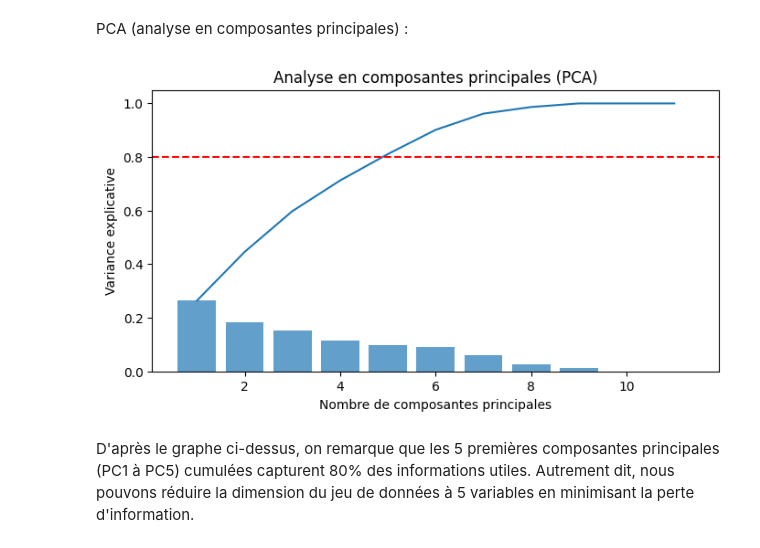
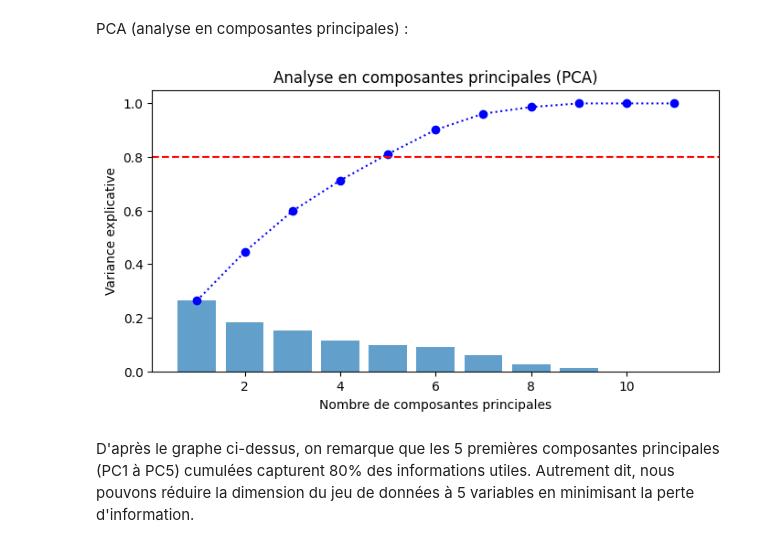
Before and after one commit to vbounmy/MiniProjetML, a Jupyter notebook: main.ipynb, the cells around one changed output. Drawn from its saved outputs; the diff is of its cells as text; code cells hidden in the pictures.

```diff
--- a/main.ipynb
+++ b/main.ipynb
@@ -147,20 +147,20 @@ Ici nous pouvons observer plusieurs corrélations positives entre différents ch
 PCA (analyse en composantes principales) :
 # %%
 pca_object = PCA()
-principal_components = pca_object.fit_transform(normalized_problem)
+principal_components_problem = pca_object.fit_transform(normalized_problem)
 
 explained_variance = pca_object.explained_variance_ratio_
 cumulative_variance = numpy.cumsum(explained_variance)
 
 plt.figure(figsize=(8,4))
 plt.bar(range(1, len(explained_variance) + 1), explained_variance, alpha=0.7, label='explained_variance')
-plt.plot(range(1, len(cumulative_variance) +1), cumulative_variance, label='cumulative_variance')
+plt.plot(range(1, len(cumulative_variance) +1), cumulative_variance, "bo:", label='cumulative_variance')
 plt.axhline(y=0.8, color="red", linestyle="--", label="80% d'information utile")
 plt.title("Analyse en composantes principales (PCA)")
 plt.xlabel("Nombre de composantes principales")
 plt.ylabel("Variance explicative")
 plt.show()
 # %% [output]
-[figure, old version]
+[figure, new version]
 # %% [markdown]
 D'après le graphe ci-dessus, on remarque que les 5 premières composantes principales (PC1 à PC5) cumulées capturent 80% des informations utiles. Autrement dit, nous pouvons réduire la dimension du jeu de données à 5 variables en minimisant la perte d'information.
```
Also changed, not shown: parts of 12 cells of this notebook.
